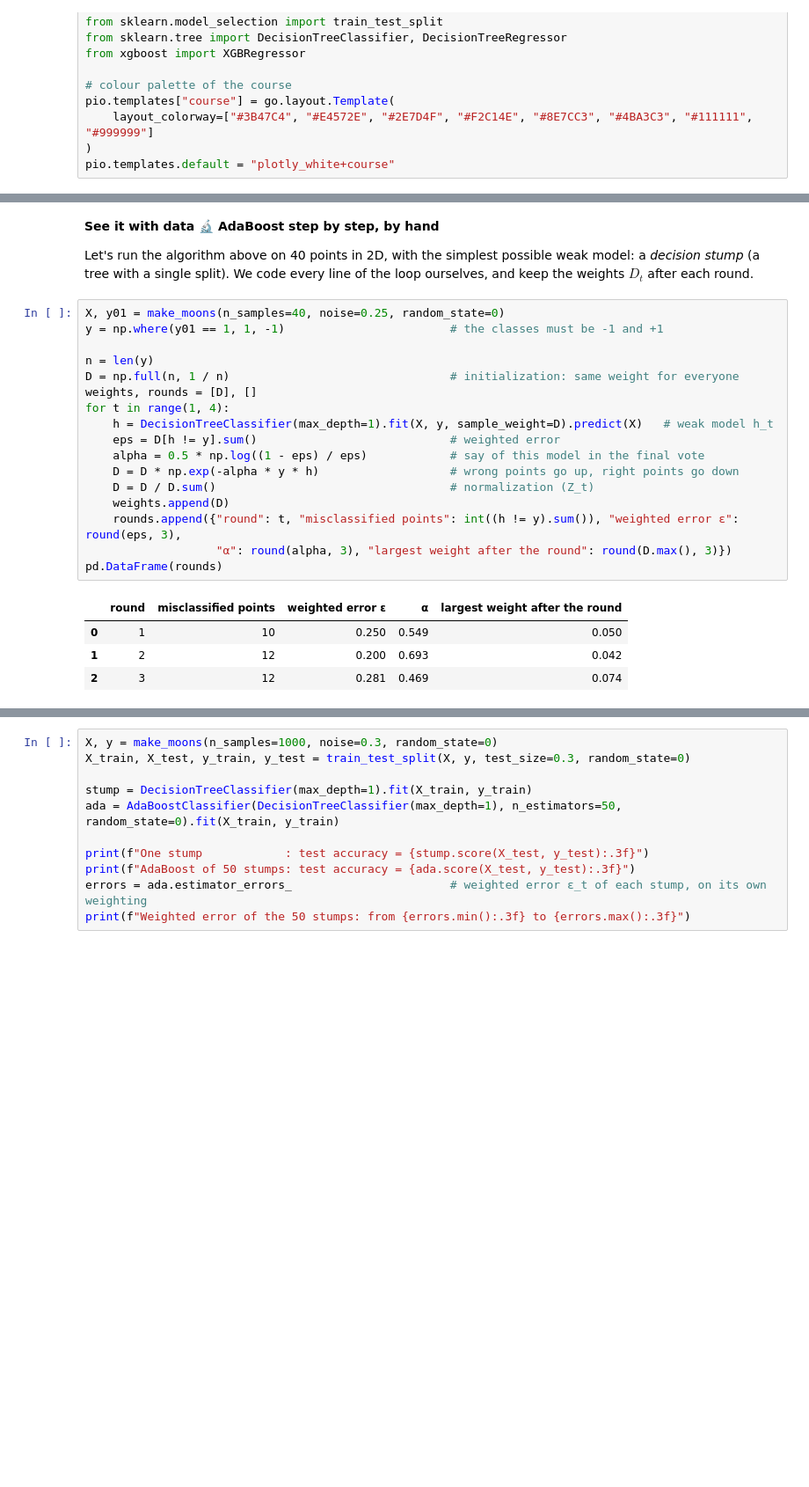
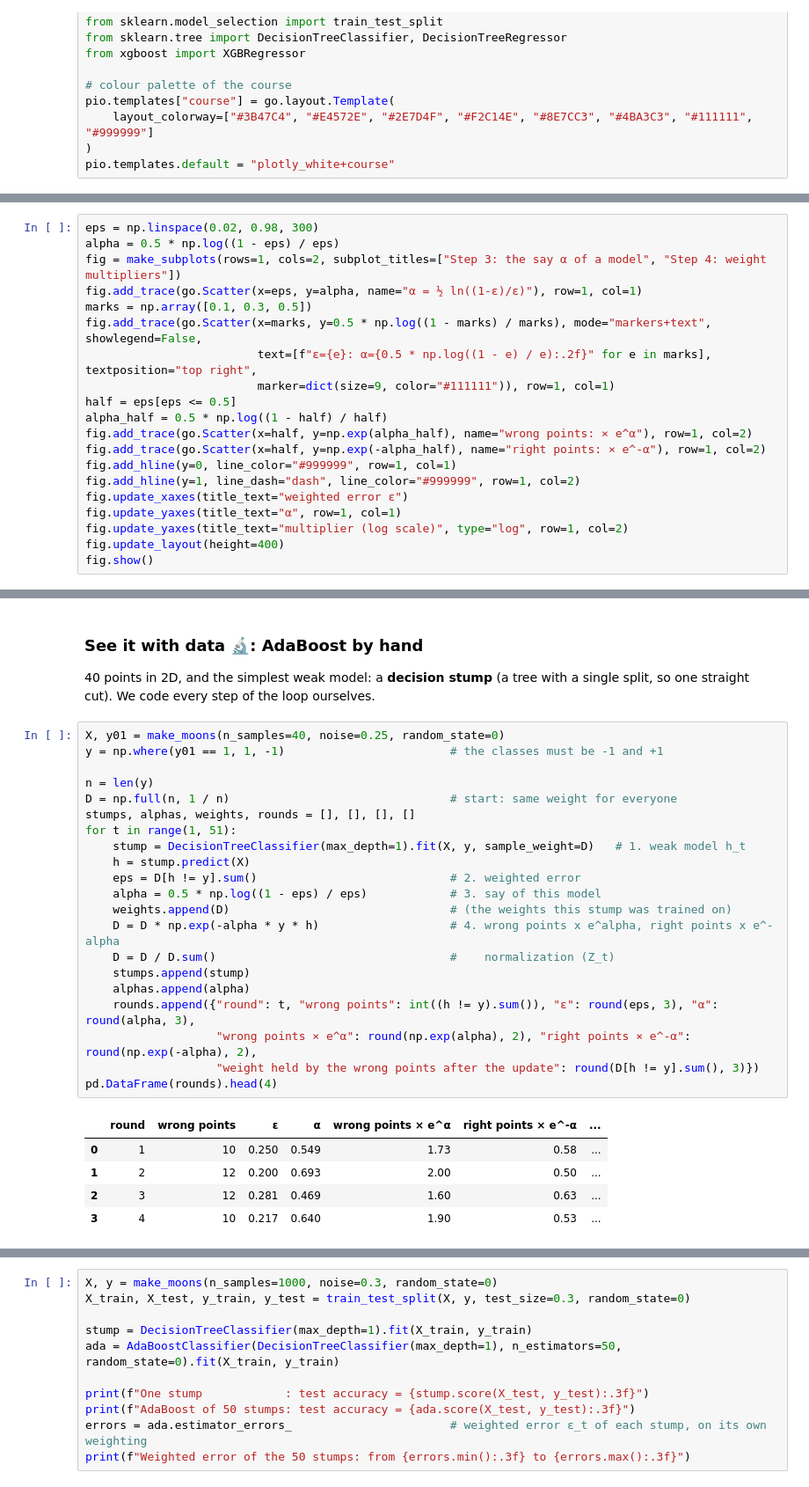
Before and after one commit to sbendimerad/sbendimerad.github.io, a Jupyter notebook: courses/ml/06-ensemble-methods/downloads/lesson-boosting.ipynb, the cells around one changed output, grey strips where cells are left out. Shown at 88% size. Cells and saved outputs as stored; diff of their text form; blank space fills up the shorter version.

Commit message:
ML course: reworked decision tree and boosting lessons
Co-Authored-By: Claude Opus 5.5 <noreply@anthropic.com>

```diff
--- a/courses/ml/06-ensemble-methods/downloads/lesson-boosting.ipynb
+++ b/courses/ml/06-ensemble-methods/downloads/lesson-boosting.ipynb
@@ -98,0 +59,20 @@ So we start by giving the same weight to all observations. Then we build predict
+# %%
+eps = np.linspace(0.02, 0.98, 300)
+alpha = 0.5 * np.log((1 - eps) / eps)
+fig = make_subplots(rows=1, cols=2, subplot_titles=["Step 3: the say α of a model", "Step 4: weight multipliers"])
+fig.add_trace(go.Scatter(x=eps, y=alpha, name="α = ½ ln((1-ε)/ε)"), row=1, col=1)
+marks = np.array([0.1, 0.3, 0.5])
+fig.add_trace(go.Scatter(x=marks, y=0.5 * np.log((1 - marks) / marks), mode="markers+text", showlegend=False,
+                         text=[f"ε={e}: α={0.5 * np.log((1 - e) / e):.2f}" for e in marks], textposition="top right",
+                         marker=dict(size=9, color="#111111")), row=1, col=1)
+half = eps[eps <= 0.5]
+alpha_half = 0.5 * np.log((1 - half) / half)
+fig.add_trace(go.Scatter(x=half, y=np.exp(alpha_half), name="wrong points: × e^α"), row=1, col=2)
+fig.add_trace(go.Scatter(x=half, y=np.exp(-alpha_half), name="right points: × e^-α"), row=1, col=2)
+fig.add_hline(y=0, line_color="#999999", row=1, col=1)
+fig.add_hline(y=1, line_dash="dash", line_color="#999999", row=1, col=2)
+fig.update_xaxes(title_text="weighted error ε")
+fig.update_yaxes(title_text="α", row=1, col=1)
+fig.update_yaxes(title_text="multiplier (log scale)", type="log", row=1, col=2)
+fig.update_layout(height=400)
+fig.show()
@@ -99,26 +86,31 @@ So we start by giving the same weight to all observations. Then we build predict
 # %% [markdown]
-**See it with data 🔬 AdaBoost step by step, by hand**
+### See it with data 🔬: AdaBoost by hand
 
-Let's run the algorithm above on 40 points in 2D, with the simplest possible weak model: a *decision stump* (a tree with a single split). We code every line of the loop ourselves, and keep the weights $D_t$ after each round.
+40 points in 2D, and the simplest weak model: a **decision stump** (a tree with a single split, so one straight cut). We code every step of the loop ourselves.
 # %%
 X, y01 = make_moons(n_samples=40, noise=0.25, random_state=0)
 y = np.where(y01 == 1, 1, -1)                        # the classes must be -1 and +1
 
 n = len(y)
-D = np.full(n, 1 / n)                                # initialization: same weight for everyone
-weights, rounds = [D], []
-for t in range(1, 4):
-    h = DecisionTreeClassifier(max_depth=1).fit(X, y, sample_weight=D).predict(X)   # weak model h_t
-    eps = D[h != y].sum()                            # weighted error
-    alpha = 0.5 * np.log((1 - eps) / eps)            # say of this model in the final vote
-    D = D * np.exp(-alpha * y * h)                   # wrong points go up, right points go down
-    D = D / D.sum()                                  # normalization (Z_t)
-    weights.append(D)
-    rounds.append({"round": t, "misclassified points": int((h != y).sum()), "weighted error ε": round(eps, 3),
-                   "α": round(alpha, 3), "largest weight after the round": round(D.max(), 3)})
-pd.DataFrame(rounds)
+D = np.full(n, 1 / n)                                # start: same weight for everyone
+stumps, alphas, weights, rounds = [], [], [], []
+for t in range(1, 51):
+    stump = DecisionTreeClassifier(max_depth=1).fit(X, y, sample_weight=D)   # 1. weak model h_t
+    h = stump.predict(X)
+    eps = D[h != y].sum()                            # 2. weighted error
+    alpha = 0.5 * np.log((1 - eps) / eps)            # 3. say of this model
+    weights.append(D)                                # (the weights this stump was trained on)
+    D = D * np.exp(-alpha * y * h)                   # 4. wrong points x e^alpha, right points x e^-alpha
+    D = D / D.sum()                                  #    normalization (Z_t)
+    stumps.append(stump)
+    alphas.append(alpha)
+    rounds.append({"round": t, "wrong points": int((h != y).sum()), "ε": round(eps, 3), "α": round(alpha, 3),
+                   "wrong points × e^α": round(np.exp(alpha), 2), "right points × e^-α": round(np.exp(-alpha), 2),
+                   "weight held by the wrong points after the update": round(D[h != y].sum(), 3)})
+pd.DataFrame(rounds).head(4)
 # %% [output]
-|  | round | misclassified points | weighted error ε | α | largest weight after the round |
-| 0 | 1 | 10 | 0.250 | 0.549 | 0.050 |
-| 1 | 2 | 12 | 0.200 | 0.693 | 0.042 |
-| 2 | 3 | 12 | 0.281 | 0.469 | 0.074 |
+|  | round | wrong points | ε | α | wrong points × e^α | right points × e^-α | ... |
+| 0 | 1 | 10 | 0.250 | 0.549 | 1.73 | 0.58 | ... |
+| 1 | 2 | 12 | 0.200 | 0.693 | 2.00 | 0.50 | ... |
+| 2 | 3 | 12 | 0.281 | 0.469 | 1.60 | 0.63 | ... |
+| 3 | 4 | 10 | 0.217 | 0.640 | 1.90 | 0.53 | ... |
```
Also changed, not shown: parts of 36 cells of this notebook, 29 other files.
